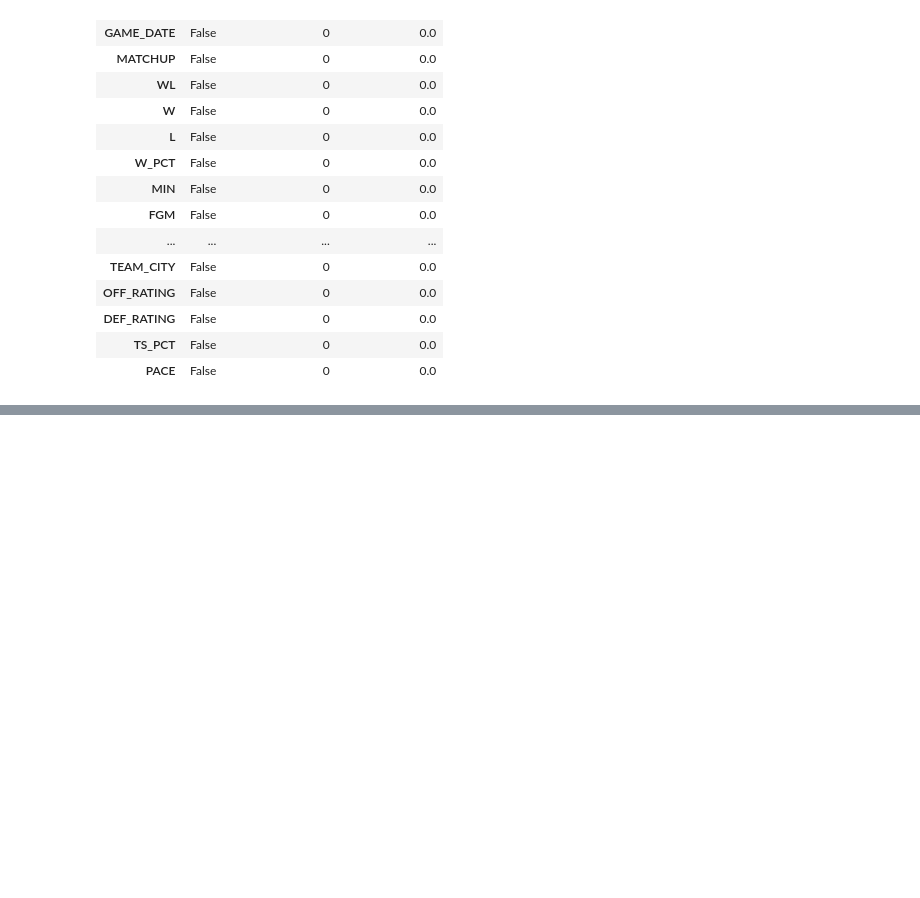
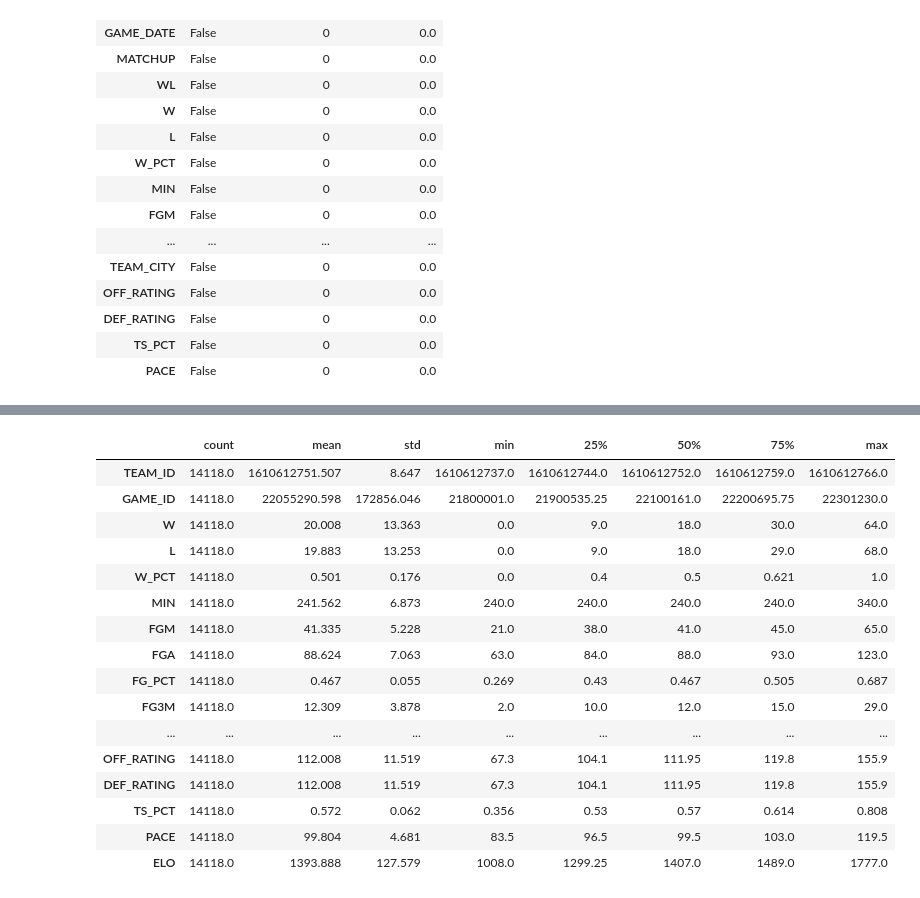
Before and after one commit to matgalv2/NBA-prediction, a Jupyter notebook: dataset-analysis/NBA_datasets_analysis.ipynb, the cells around one changed output, grey strips where cells are left out. Saved outputs shown, nothing was run; the diff lists cells and outputs as text; code cells hidden in the pictures; blank space fills up the shorter version.

```diff
--- a/dataset-analysis/NBA_datasets_analysis.ipynb
+++ b/dataset-analysis/NBA_datasets_analysis.ipynb
@@ -8,9 +10,9 @@ from sklearn.preprocessing import *
 # %%
-game_logs: pd.DataFrame = pd.concat([pd.read_csv(f"resources/game-logs/season_{season}.tsv", sep='\t') for season in generateSeasons(2018,2023)])
+game_logs: pd.DataFrame = pd.concat([pd.read_csv(f"{path_to_resources}/game-logs/season_{season}.tsv", sep='\t') for season in generateSeasons(2018,2023)])
 
 advanced_statistics: pd.DataFrame = pd.concat(
     [
-        pd.read_csv(f"resources/per-game-statistics/season_{season}.tsv", sep='\t') for season in generateSeasons(2018,2023)
+        pd.read_csv(f"{path_to_resources}/per-game-statistics/season_{season}.tsv", sep='\t') for season in generateSeasons(2018,2023)
     ]
 )
 # %%
@@ -166,0 +144,12 @@ normalized_dataset.describe().round(decimals=3).astype(object).transpose()
+# %%
+elo_ratings = pd.concat([pd.read_csv(f'{path_to_resources}/elo-ratings/season_{season}.tsv', sep='\t') for season in generateSeasons(2018,2023)])
+
+elo_ratings_teams_x = elo_ratings[["Game_ID", "Team_ID_x", "ELO_x"]]
+elo_ratings_teams_x.rename(columns={"Game_ID": "GAME_ID", "Team_ID_x": "TEAM_ID", "ELO_x": "ELO"}, inplace=True)
+
+elo_ratings_teams_y = elo_ratings[["Game_ID", "Team_ID_y", "ELO_y"]]
+elo_ratings_teams_y.rename(columns={"Game_ID": "GAME_ID", "Team_ID_y": "TEAM_ID", "ELO_y": "ELO"}, inplace=True)
+
+elo_ratings_simplified = pd.concat([elo_ratings_teams_x, elo_ratings_teams_y], ignore_index=True)
+
+elo_ratings_simplified
@@ -166,0 +178,21 @@ normalized_dataset.describe().round(decimals=3).astype(object).transpose()
+# %%
+dataset = dataset.merge(elo_ratings_simplified, on=["GAME_ID", "TEAM_ID"], how='left')
+dataset.describe().round(decimals=3).astype(object).transpose()
+# %% [output]
+|  | count | mean | std | min | 25% | 50% | 75% | max |
+| TEAM_ID | 14118.0 | 1610612751.507 | 8.647 | 1610612737.0 | 1610612744.0 | 1610612752.0 | 1610612759.0 | 1610612766.0 |
+| GAME_ID | 14118.0 | 22055290.598 | 172856.046 | 21800001.0 | 21900535.25 | 22100161.0 | 22200695.75 | 22301230.0 |
+| W | 14118.0 | 20.008 | 13.363 | 0.0 | 9.0 | 18.0 | 30.0 | 64.0 |
+| L | 14118.0 | 19.883 | 13.253 | 0.0 | 9.0 | 18.0 | 29.0 | 68.0 |
+| W_PCT | 14118.0 | 0.501 | 0.176 | 0.0 | 0.4 | 0.5 | 0.621 | 1.0 |
+| MIN | 14118.0 | 241.562 | 6.873 | 240.0 | 240.0 | 240.0 | 240.0 | 340.0 |
+| FGM | 14118.0 | 41.335 | 5.228 | 21.0 | 38.0 | 41.0 | 45.0 | 65.0 |
+| FGA | 14118.0 | 88.624 | 7.063 | 63.0 | 84.0 | 88.0 | 93.0 | 123.0 |
+| FG_PCT | 14118.0 | 0.467 | 0.055 | 0.269 | 0.43 | 0.467 | 0.505 | 0.687 |
+| FG3M | 14118.0 | 12.309 | 3.878 | 2.0 | 10.0 | 12.0 | 15.0 | 29.0 |
+| ... | ... | ... | ... | ... | ... | ... | ... | ... |
+| OFF_RATING | 14118.0 | 112.008 | 11.519 | 67.3 | 104.1 | 111.95 | 119.8 | 155.9 |
+| DEF_RATING | 14118.0 | 112.008 | 11.519 | 67.3 | 104.1 | 111.95 | 119.8 | 155.9 |
+| TS_PCT | 14118.0 | 0.572 | 0.062 | 0.356 | 0.53 | 0.57 | 0.614 | 0.808 |
+| PACE | 14118.0 | 99.804 | 4.681 | 83.5 | 96.5 | 99.5 | 103.0 | 119.5 |
+| ELO | 14118.0 | 1393.888 | 127.579 | 1008.0 | 1299.25 | 1407.0 | 1489.0 | 1777.0 |
```
Also changed, not shown: parts of 4 cells of this notebook.
